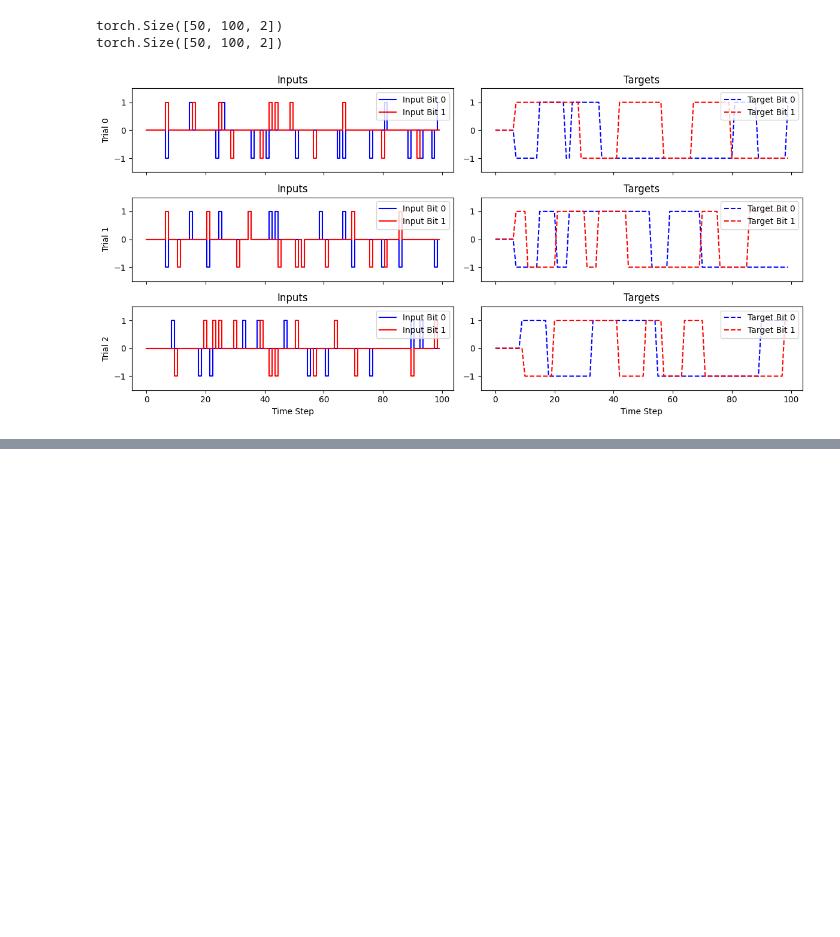
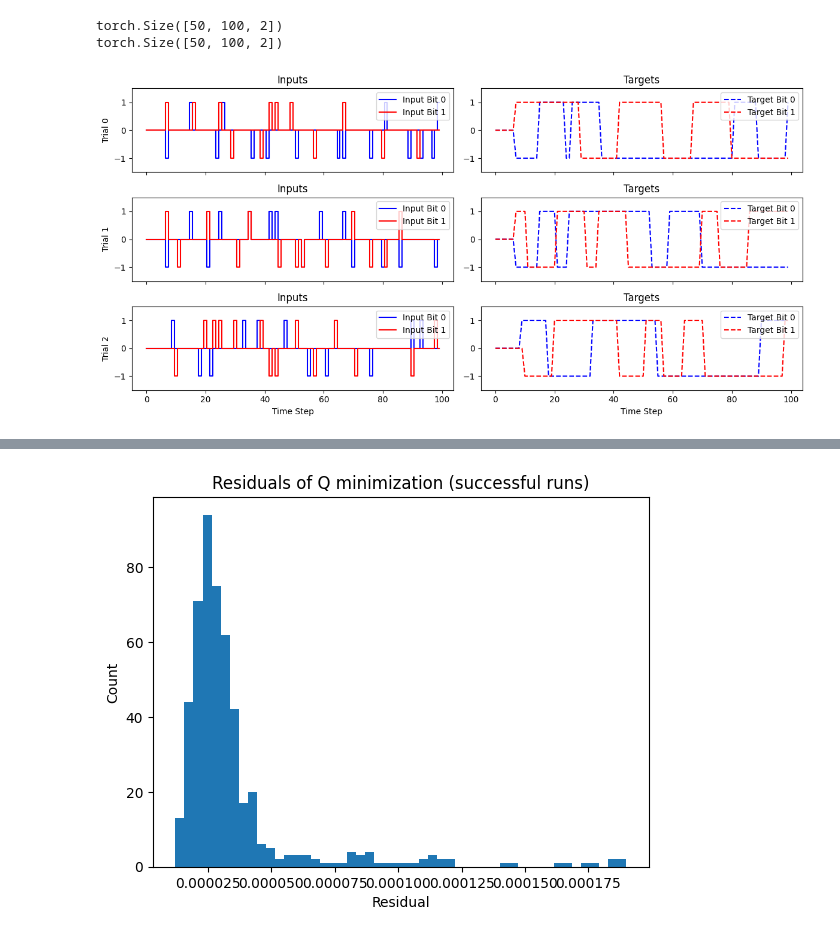
Before and after one commit to ZachLoschin/Medulla_RNN, a Jupyter notebook: Tutorials_and_Learning/BitFlip_RNN.ipynb, the cells around one changed output, grey strips where cells are left out. Cells and saved outputs as stored; diff of their text form; code cells hidden in the pictures; blank space fills up the shorter version.

```diff
--- a/Tutorials_and_Learning/BitFlip_RNN.ipynb
+++ b/Tutorials_and_Learning/BitFlip_RNN.ipynb
@@ -140,0 +261,45 @@ plt.show()
+# %%
+"""
+2. Q-optimize from each IC, saving the final network state for succesfull optimizations.
+"""
+from scipy.optimize import minimize
+
+def Q(h, W_hh, W_ih, u):
+    h = h.reshape(-1, 1)  # column vector
+    u = u.reshape(-1, 1)  # column vector
+    h_next = np.tanh(W_hh @ h + W_ih @ u)
+    return 0.5 * np.sum((h_next - h)**2)
+
+W_hh = model.rnn.weight_hh_l0.detach().numpy()
+W_ih = model.rnn.weight_ih_l0.detach().numpy()
+
+hidden_size = model.rnn.hidden_size
+u = np.zeros(model.rnn.input_size)  # freeze input
+
+# Perform Q optimization from each IC
+results = []
+for i in range(n_samples):
+    if i % 10== 0 and i!= 0:
+        print(i)
+        print(res.message)
+    res = minimize(Q, ICs[i,:], args=(W_hh, W_ih, u), method='BFGS')
+    h_star = res.x
+    results.append(res)
+# %%
+# Find the ICs that converged
+converged_hstars = [res.x for res in results if res.success]
+
+# Calculate the Q val given the minimizer x
+residuals = [
+    np.linalg.norm(np.tanh(W_hh @ res.x.reshape(-1, 1) + W_ih @ u.reshape(-1, 1)) - res.x.reshape(-1, 1))
+    for res in results if res.success
+]
+
+# Plot histogram of results
+plt.hist(residuals, bins=50)
+plt.xlabel("Residual")
+plt.ylabel("Count")
+plt.title("Residuals of Q minimization (successful runs)")
+plt.show()
+# %% [output]
+[figure, added]
```
Also changed, not shown: parts of 13 cells of this notebook.
